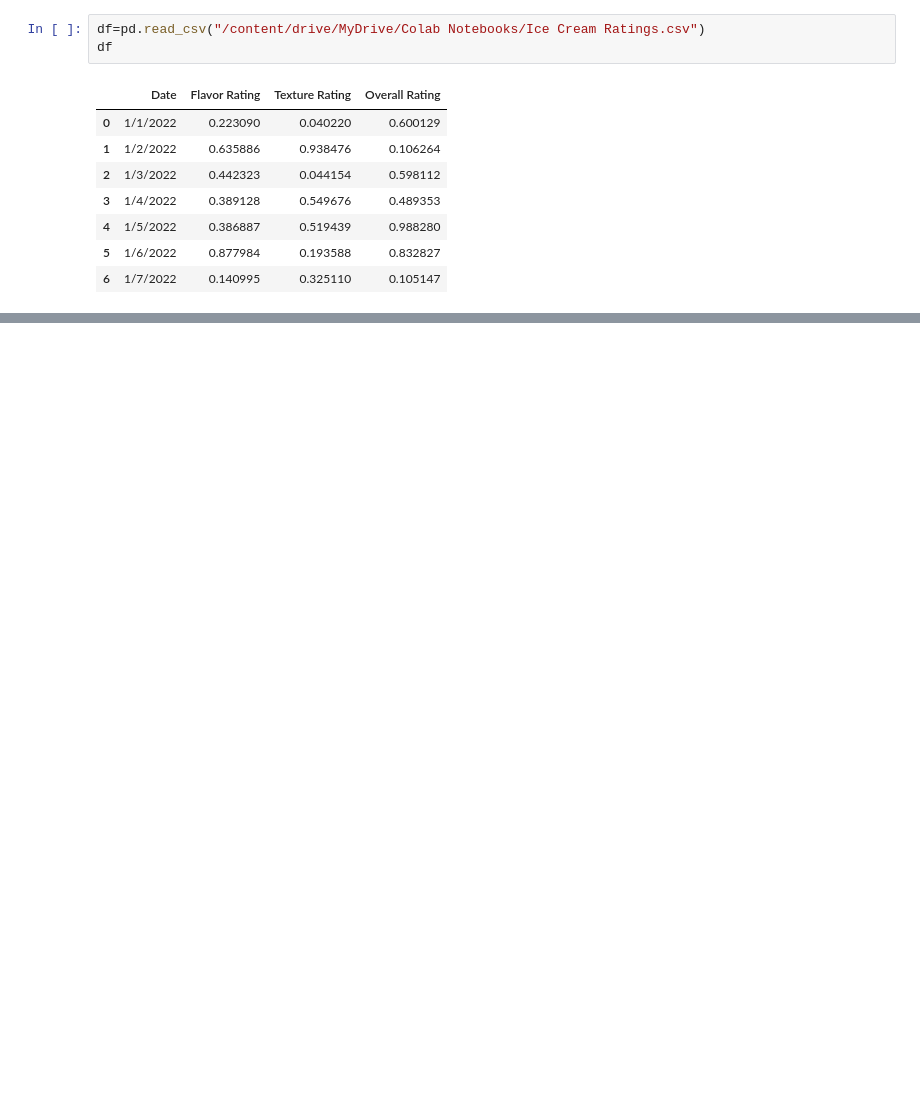
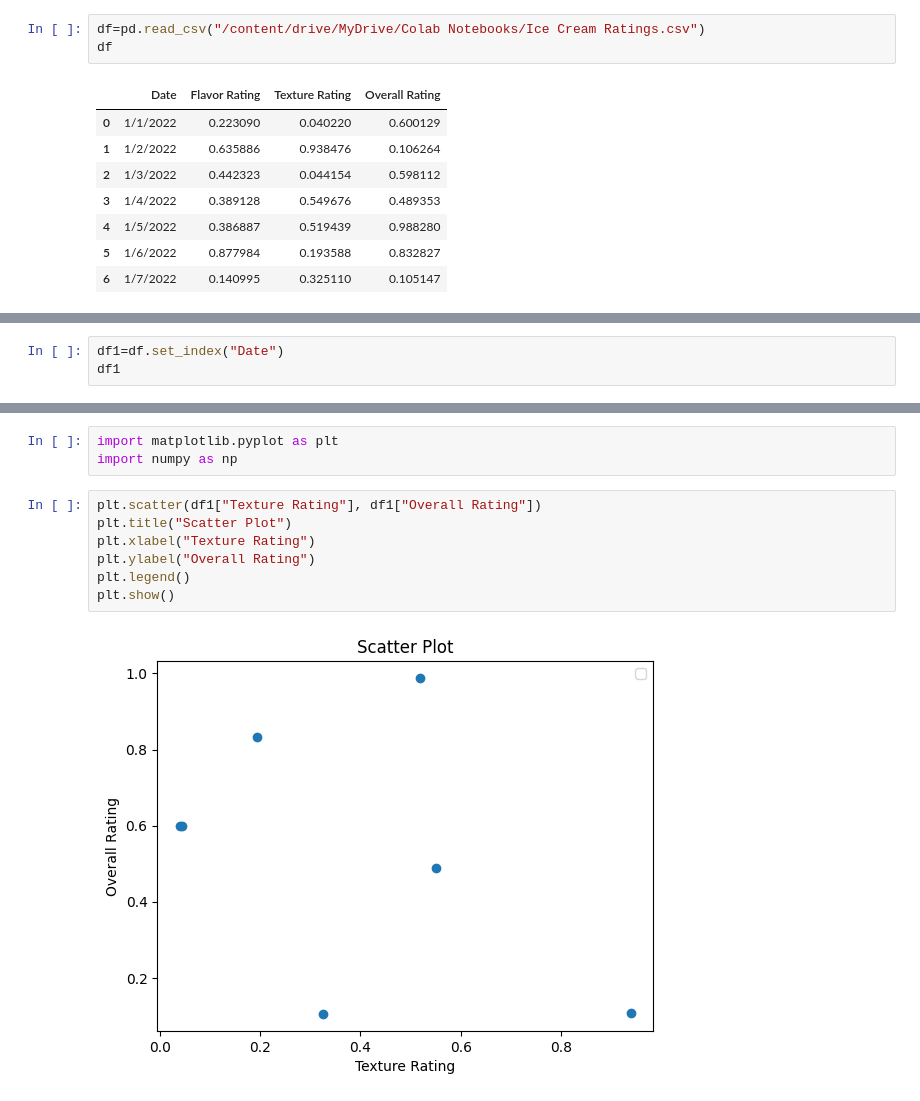
Before and after one commit to Shuvam02/AI-ML-training, a Jupyter notebook: Introduction/Visualization.ipynb, the cells around one changed output, grey strips where cells are left out. Drawn from its saved outputs; the diff is of its cells as text; blank space fills up the shorter version.

```diff
--- a/Introduction/Visualization.ipynb
+++ b/Introduction/Visualization.ipynb
@@ -87,0 +94,3 @@ df
+# %%
+df1=df.set_index("Date")
+df1
@@ -87,0 +107,12 @@ df
+# %%
+import matplotlib.pyplot as plt
+import numpy as np
+# %%
+plt.scatter(df1["Texture Rating"], df1["Overall Rating"])
+plt.title("Scatter Plot")
+plt.xlabel("Texture Rating")
+plt.ylabel("Overall Rating")
+plt.legend()
+plt.show()
+# %% [output]
+[figure, added]
```
Also changed, not shown: parts of 26 cells of this notebook.
